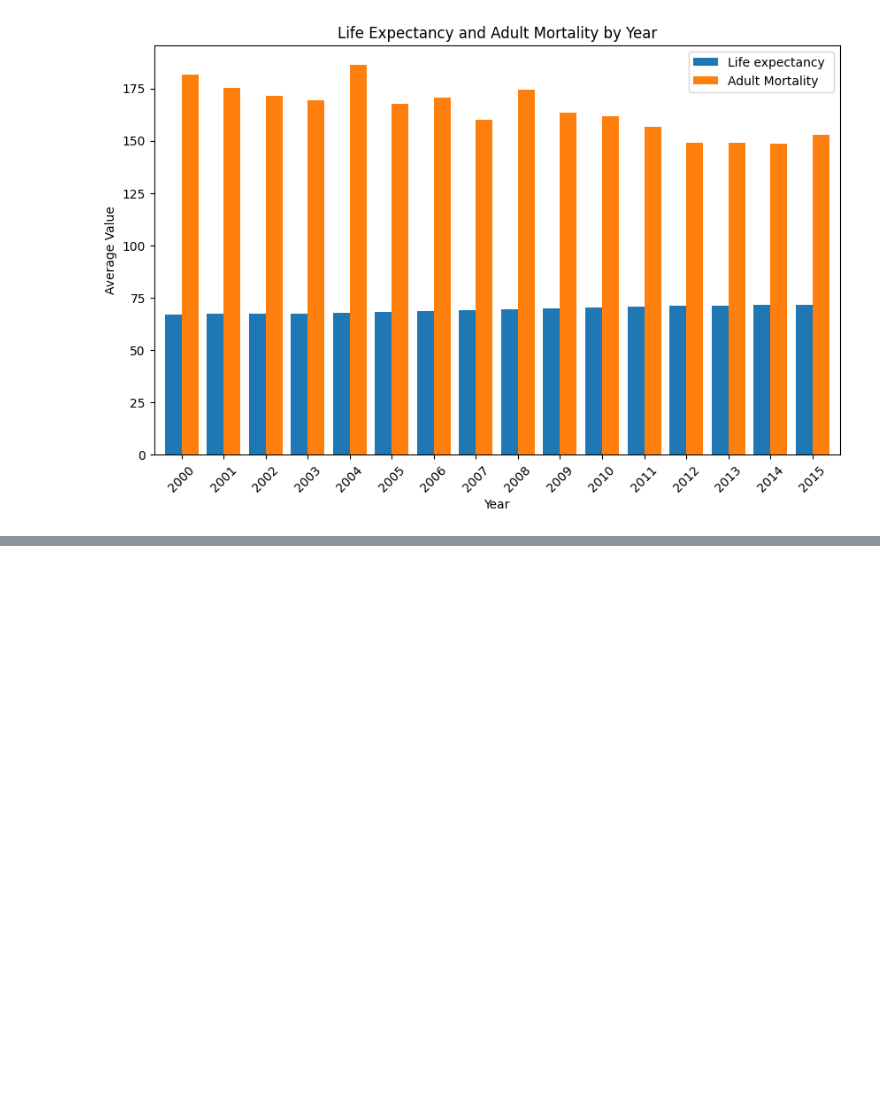
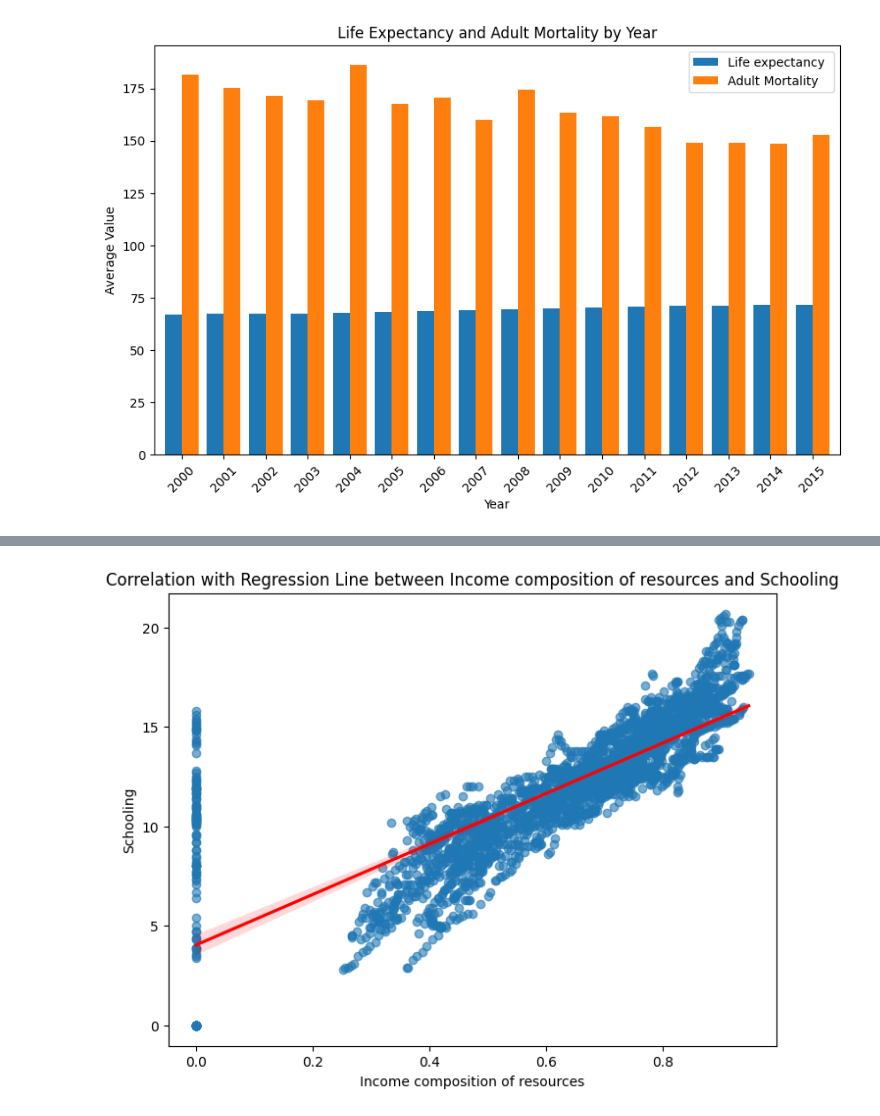
Before and after one commit to victor-duwat/Dazzle-Dash, a Jupyter notebook: notebook.ipynb, the cells around one changed output, grey strips where cells are left out. Cells and saved outputs as stored; diff of their text form; code cells hidden in the pictures; blank space fills up the shorter version.

```diff
--- a/notebook.ipynb
+++ b/notebook.ipynb
@@ -435,0 +468,7 @@ plt.show()
+# %%
+plt.figure(figsize=(8, 6))
+sns.regplot(x='Income composition of resources', y='Schooling', data=df, scatter_kws={'alpha':0.6}, line_kws={'color':'red'})
+plt.title('Correlation with Regression Line between Income composition of resources and Schooling')
+plt.show()
+# %% [output]
+[figure, added]
```
Also changed, not shown: parts of 4 cells of this notebook, 2 other files.
